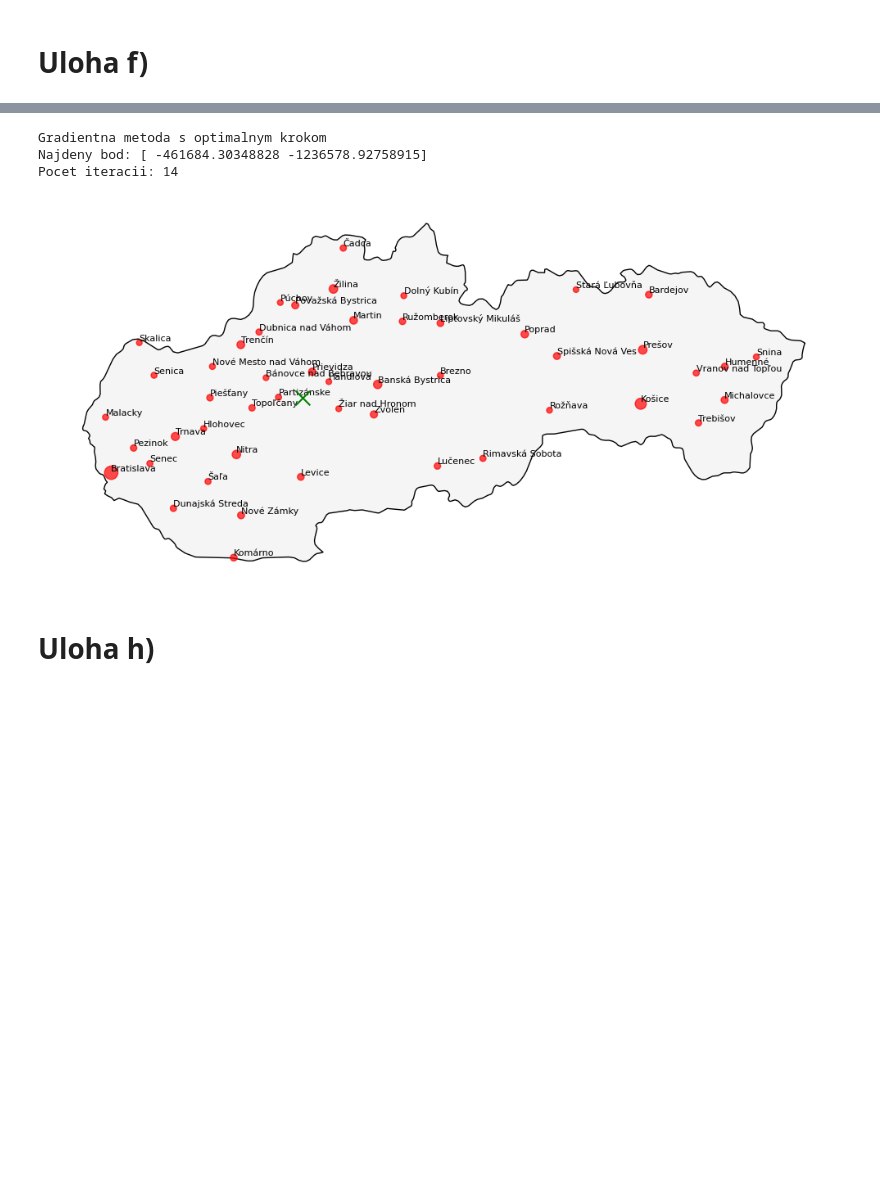
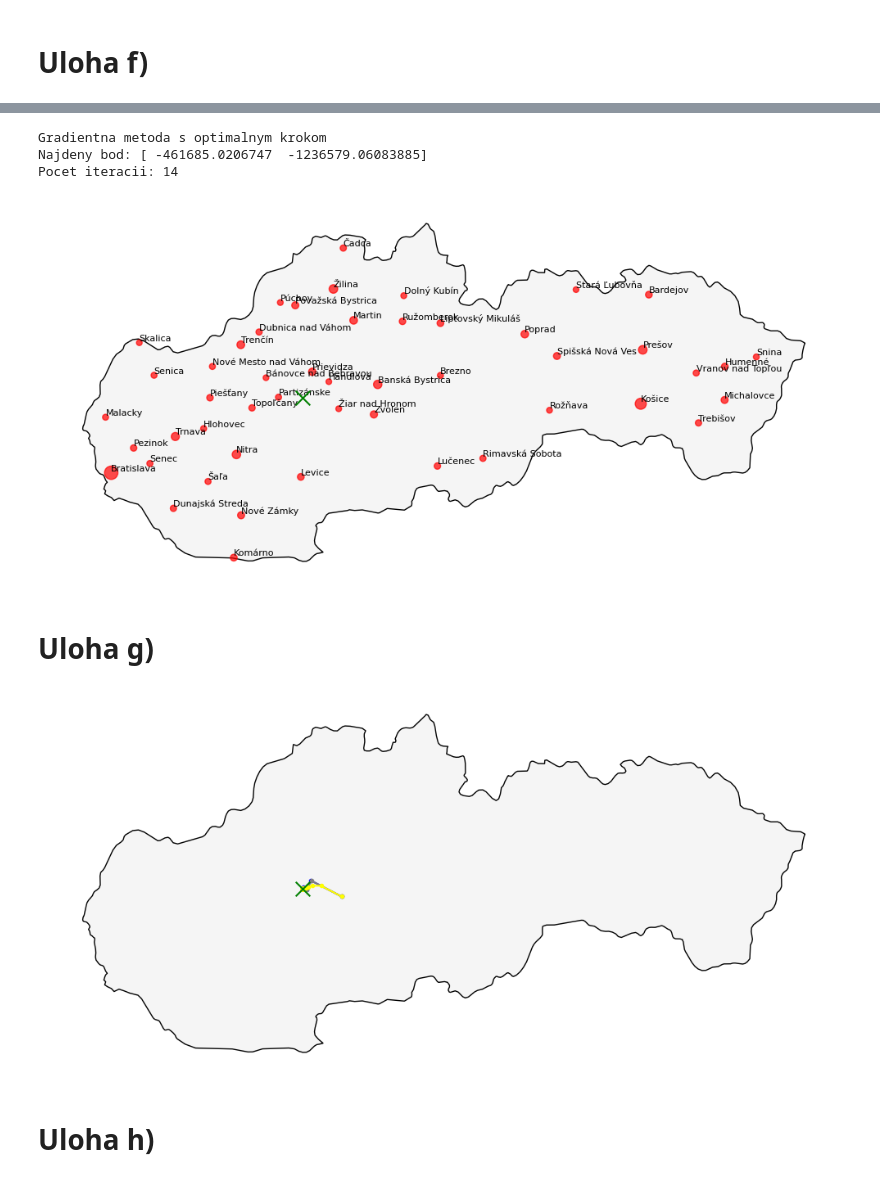
Before and after one commit to Retr-1/MVO-LPA-MjaBaRieVi, a Jupyter notebook: main.ipynb, the cells around one changed output, grey strips where cells are left out. Cells and saved outputs as stored; diff of their text form; code cells hidden in the pictures; blank space fills up the shorter version.

```diff
--- a/main.ipynb
+++ b/main.ipynb
@@ -230,9 +232,11 @@ def gradient_basic(step, eps, max_itrs):
     WC = WEIGHTS * COORDS
     x0 = np.sum(WC, axis=0)
     xk = x0.copy()
+    iterations = []
 
     i = 0
     while True:
+        iterations.append(xk)
         d = np.linalg.norm(xk - COORDS, axis=1)[:, None]
         g = np.sum(WEIGHTS * (xk - COORDS) / d, axis=0)
 
@@ -243,15 +247,15 @@ def gradient_basic(step, eps, max_itrs):
         # print(g)
         i += 1
 
-    return xk, i
+    return xk, i, iterations
 
-x, i = gradient_basic(100_000, 10**-6, 100_000)
+x, i, trajectory_constant = gradient_basic(100_000, 10**-6, 100_000)
 print(f'Finished in {i} iterations, found {x}')
 plot_slovakia(x)
 
 step = 10
 while step < 10**7:
-    x, i = gradient_basic(step, 10**-6, 100_000)
+    x, i, it = gradient_basic(step, 10**-6, 100_000)
     print(f'Step {step} finished in {i} iterations, found {x}')
     step *= 2
 # %% [output]
@@ -306,9 +310,11 @@ def starting_point():
 # f1) gradientna metoda s backtrackingom
 def gradient_backtracking(eps=1e-6, max_itrs=10_0000, alpha=0.01, delta=0.5):
     xk = starting_point()
+    iterations = []
     i = 0
 
     while i < max_itrs:
+        iterations.append(xk)
         g = gradient(xk)
 
         if np.linalg.norm(g) < eps:
@@ -323,13 +329,15 @@ def gradient_backtracking(eps=1e-6, max_itrs=10_0000, alpha=0.01, delta=0.5):
         xk = xk - lambda_k * g
 
         i += 1
-    return xk, i
+    return xk, i, iterations
 
 def gradient_optimal_step(step_bound = 300_000, eps=1e-6, max_itrs=100000):
     xk = starting_point()
+    iterations = []
     i = 0
 
     while i < max_itrs:
+        iterations.append(xk)
         g = gradient(xk)
 
         if np.linalg.norm(g) < eps:
@@ -350,9 +358,9 @@ def gradient_optimal_step(step_bound = 300_000, eps=1e-6, max_itrs=100000):
 
         i += 1
 
-    return xk, i
+    return xk, i, iterations
 # %%
-x_backtracking, it_backtracking = gradient_backtracking()
+x_backtracking, it_backtracking, trajectory_backtracking = gradient_backtracking()
 
 print("Gradientna metoda s backtrackingom")
 print("Najdeny bod:", x_backtracking)
@@ -364,7 +372,7 @@ Najdeny bod: [ -461684.41231733 -1236578.85342091]
 Pocet iteracii: 15
 [figure]
 # %%
-x_optimal, it_optimal= gradient_optimal_step()
+x_optimal, it_optimal, trajectory_optimal = gradient_optimal_step()
 
 print("Gradientna metoda s optimalnym krokom")
 print("Najdeny bod:", x_optimal)
@@ -372,6 +380,8 @@ print("Pocet iteracii:", it_optimal)
 plot_slovakia(point=x_optimal)
 # %% [output]
 Gradientna metoda s optimalnym krokom
-Najdeny bod: [ -461684.30348828 -1236578.92758915]
+Najdeny bod: [ -461685.0206747  -1236579.06083885]
 Pocet iteracii: 14
 [figure]
+# %% [markdown]
+# Uloha g)
@@ -378,3 +439,7 @@ Pocet iteracii: 14
+# %%
+plot_slovakia_trajectories(point=solution_d, trajectory1=trajectory_backtracking, trajectory2=trajectory_optimal, trajectory3=trajectory_constant, show_cities=False)
+# %% [output]
+[figure, added]
 # %% [markdown]
 # Uloha h)
 # %%
```
Also changed, not shown: parts of 7 cells of this notebook.
